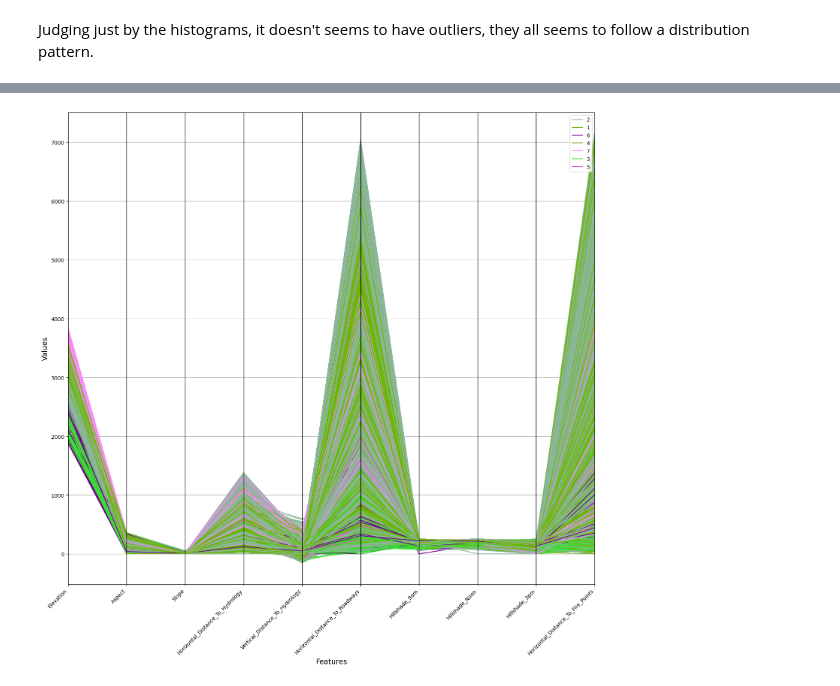
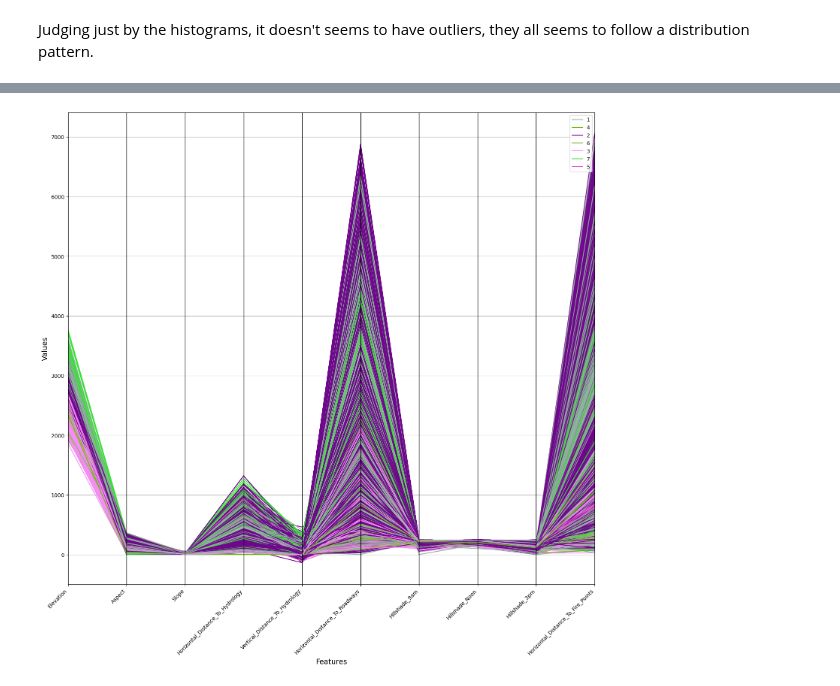
Before and after one commit to FrederickAlmeida/-IF1014-Data-Mining, a Jupyter notebook: Covertype database/data exploration.ipynb, the cells around one changed output, grey strips where cells are left out. Saved outputs shown, nothing was run; the diff lists cells and outputs as text; code cells hidden in the pictures.

```diff
--- a/Covertype database/data exploration.ipynb
+++ b/Covertype database/data exploration.ipynb
@@ -339,12 +345,12 @@ plt.show()
 # %%
-_, stratified_sample = train_test_split(df[numeric_t_cols], test_size=0.1, stratify=df['Cover_Type'])
+_, stratified_sample = train_test_split(df, test_size=0.01, stratify=df['Cover_Type'])
 # %%
 plt.figure(figsize=(15, 15))
-parallel_coordinates(stratified_sample, 'Cover_Type')
+parallel_coordinates(stratified_sample[numeric_t_cols], 'Cover_Type')
 plt.xticks(rotation=45, ha='right', fontsize=10)
 plt.xlabel('Features', fontsize=14)
 plt.ylabel('Values', fontsize=14)
 plt.tight_layout()
 plt.show()
 # %% [output]
-[figure, old version]
+[figure, new version]
```
Also changed, not shown: parts of 18 cells of this notebook.
